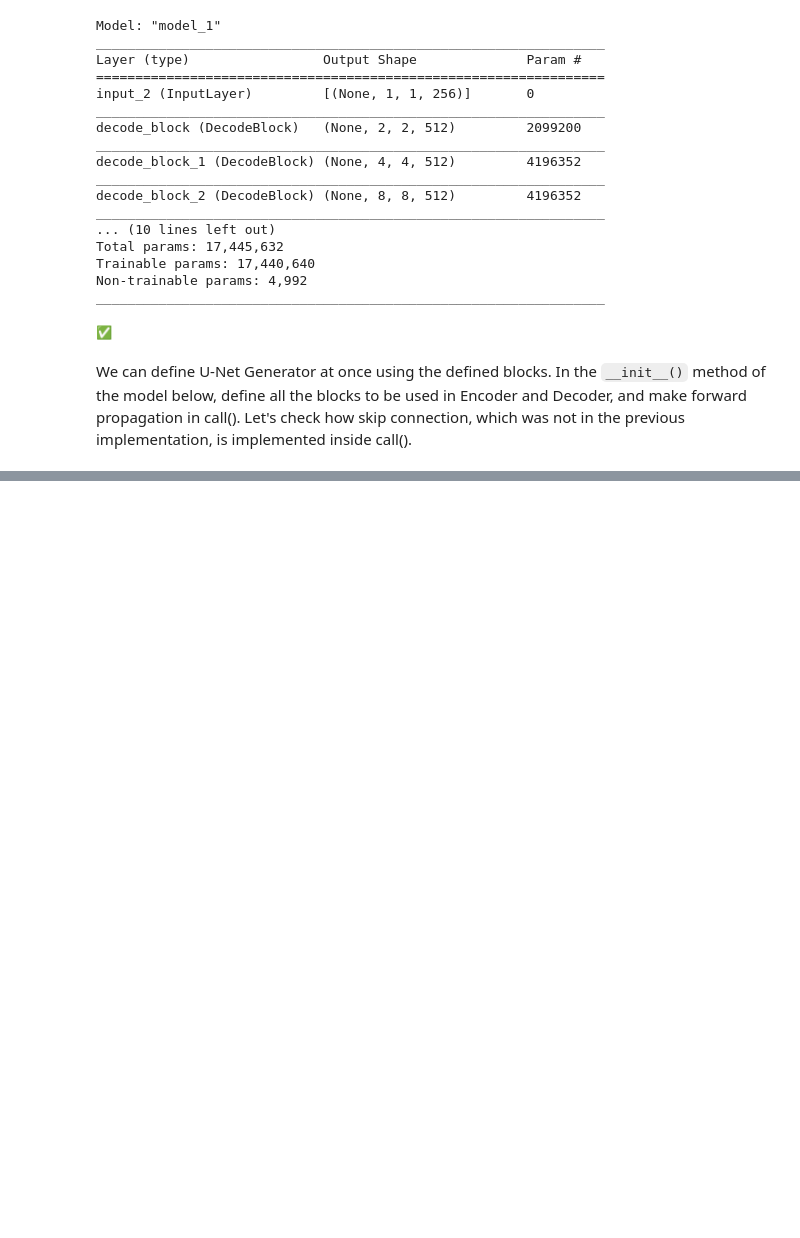
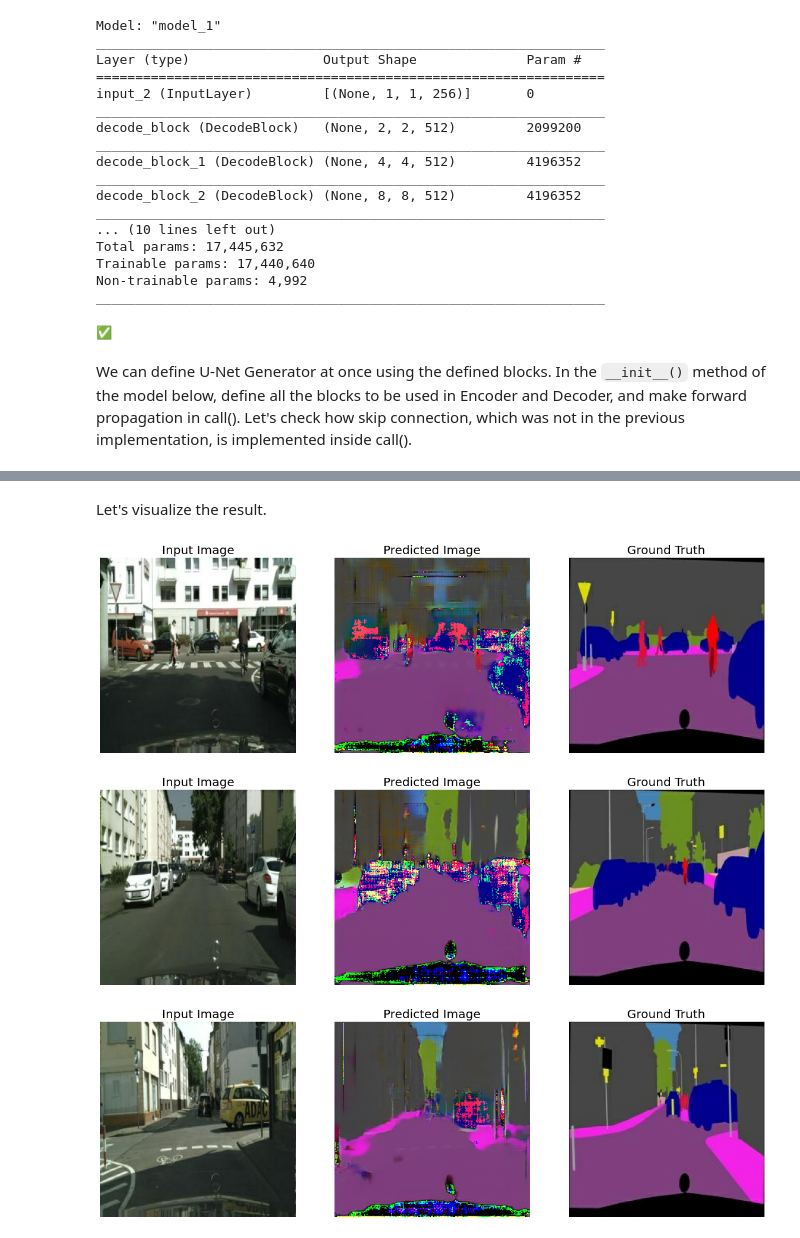
Before and after one commit to jieunjeon/Data-Science-Fundamental, a Jupyter notebook: Exploration/[E_19]_Segmentation_map_streets.ipynb, the cells around one changed output, grey strips where cells are left out. Saved outputs shown, nothing was run; the diff lists cells and outputs as text; code cells hidden in the pictures; blank space fills up the shorter version.

```diff
--- a/Exploration/[E_19]_Segmentation_map_streets.ipynb
+++ b/Exploration/[E_19]_Segmentation_map_streets.ipynb
@@ -360,0 +585,23 @@ print("✅")
+# %% [markdown]
+Let's visualize the result.
+# %%
+test_path = main_dir + 'val/'
+
+for i in range(3):
+    f = test_path + os.listdir(test_path)[i]
+    input_image, real_image = load_img(f)
+
+    pred = generator(tf.expand_dims(input_image, 0))
+    pred = denormalize(pred)
+
+    plt.figure(figsize=(20,10))
+    plt.subplot(1,3,1); plt.imshow(denormalize(input_image)); plt.title('Input Image', fontsize=20)
+    plt.axis('off')
+    plt.subplot(1,3,2); plt.imshow(pred[0]); plt.title('Predicted Image', fontsize=20)
+    plt.axis('off')
+    plt.subplot(1,3,3); plt.imshow(denormalize(real_image)); plt.title('Ground Truth', fontsize=20)
+    plt.axis('off')
+# %% [output]
+[figure, added]
+[figure, added]
+[figure, added]
```
Also changed, not shown: parts of 22 cells of this notebook, 2 other files.
